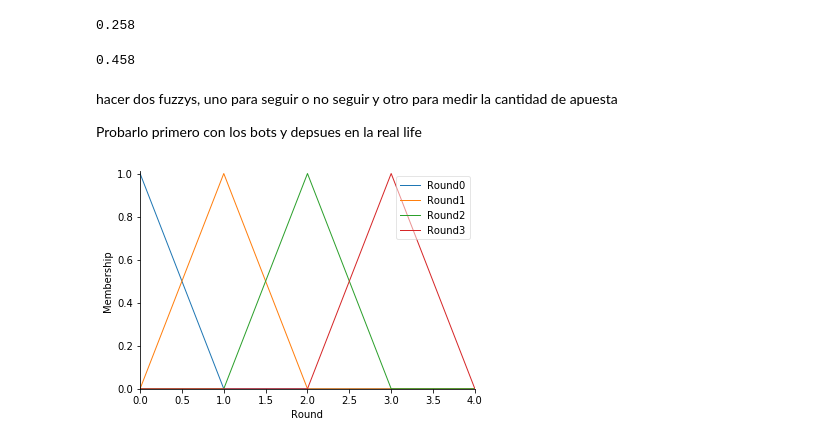
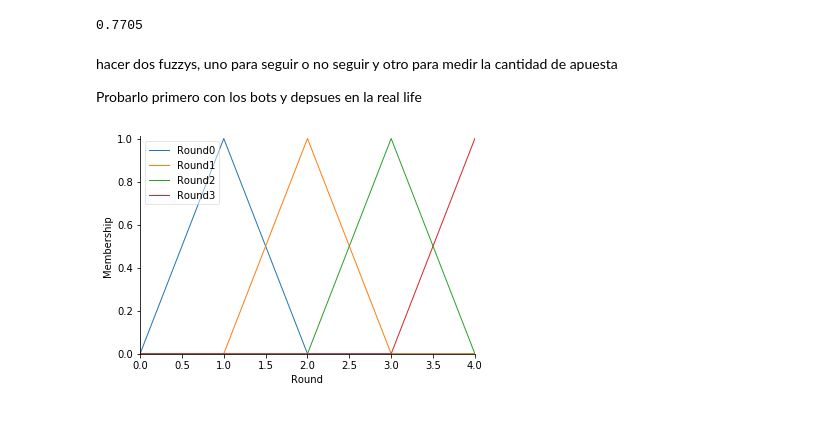
Before and after one commit to Joagai23/SistemasInteligentesPokerBot, a Jupyter notebook: Poker.ipynb, the cells around one changed output. Drawn from its saved outputs; the diff is of its cells as text; code cells hidden in the pictures.

```diff
--- a/Poker.ipynb
+++ b/Poker.ipynb
@@ -177,17 +169,13 @@ estimate_hole_card_win_rate(nb_simulation=1000, nb_player=5, hole_card=hole_card
 # %%
 from pypokerengine.utils.card_utils import gen_cards, estimate_hole_card_win_rate
-hole_card = gen_cards(['H3', 'HA'])
-community_card = gen_cards(['SQ', 'H8', 'D4', 'HK'])
-estimate_hole_card_win_rate(nb_simulation=1000, nb_player=5, hole_card=hole_card, community_card=community_card)
+roundNumber=4
+hole_card = gen_cards([yourCard1, yourCard2])
+card5= 'CA'
+community_card = gen_cards([card1, card2, card3, card4, card5])
+winRate = estimate_hole_card_win_rate(nb_simulation=nb_simulation, nb_player=nb_players, hole_card=hole_card, community_card=community_card)
+winRate
 # %% [output]
-0.258
+0.7705
-# %%
-from pypokerengine.utils.card_utils import gen_cards, estimate_hole_card_win_rate
-hole_card = gen_cards(['H3', 'HA'])
-community_card = gen_cards(['SQ', 'H8', 'D4', 'HK', 'CA'])
-estimate_hole_card_win_rate(nb_simulation=1000, nb_player=5, hole_card=hole_card, community_card=community_card)
-# %% [output]
-0.458
 # %% [markdown]
 hacer dos fuzzys, uno para seguir o no seguir y otro para medir la cantidad de apuesta
 
@@ -210,8 +198,8 @@ action = ctrl.Consequent(np.arange(0, 101, 1), 'Action')
 # %%
-rounds['Round0'] = fuzz.trimf(rounds.universe, [0, 0, 1])
-rounds['Round1'] = fuzz.trimf(rounds.universe, [1, 1, 2])
-rounds['Round2'] = fuzz.trimf(rounds.universe, [2, 2, 3])
-rounds['Round3'] = fuzz.trimf(rounds.universe, [3, 3, 4])
+rounds['Round0'] = fuzz.trimf(rounds.universe, [0, 1, 1])
+rounds['Round1'] = fuzz.trimf(rounds.universe, [1, 2, 2])
+rounds['Round2'] = fuzz.trimf(rounds.universe, [2, 3, 3])
+rounds['Round3'] = fuzz.trimf(rounds.universe, [3, 4, 4])
 rounds.view()
 # %% [output]
-[figure, old version]
+[figure, new version]
```
Also changed, not shown: parts of 31 cells of this notebook.
